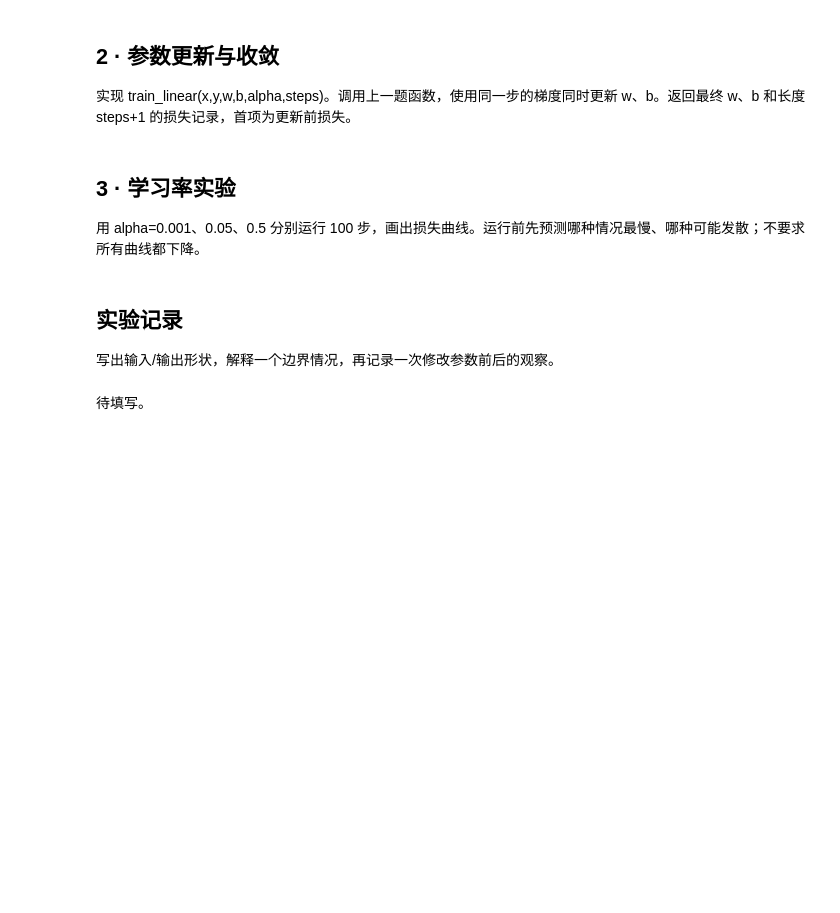
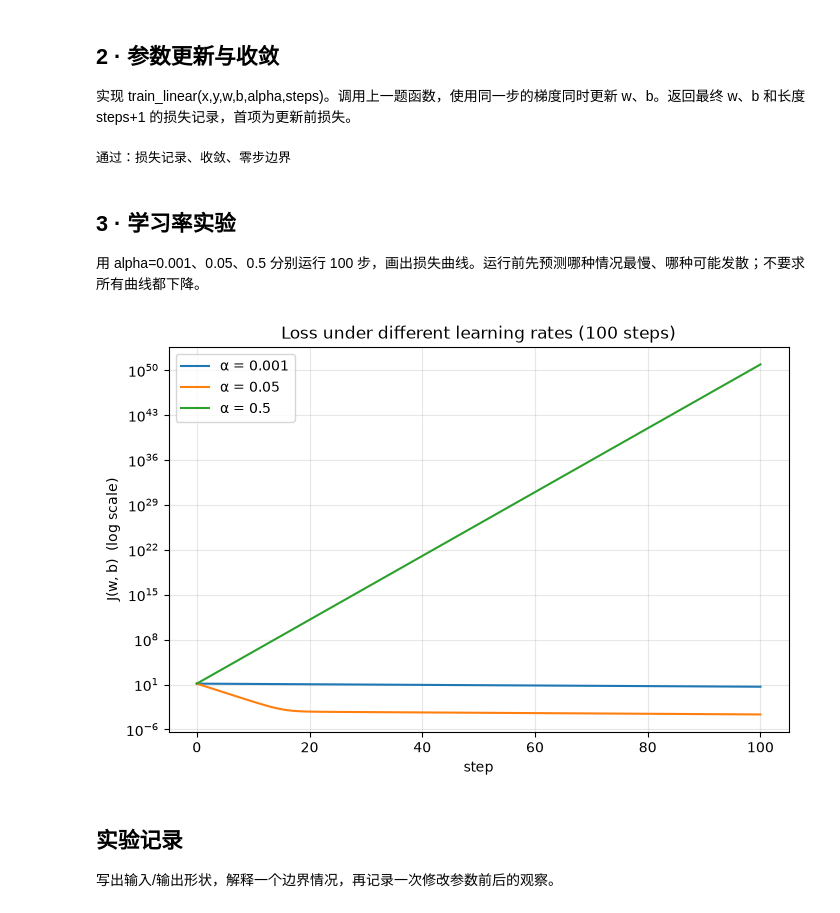
Before and after one commit to bph25/MLCoursera-Practice, a Jupyter notebook: labs/01_gradient_descent.ipynb, the cells around one changed output. Drawn from its saved outputs; the diff is of its cells as text; code cells hidden in the pictures; blank space fills up the shorter version.

```diff
--- a/labs/01_gradient_descent.ipynb
+++ b/labs/01_gradient_descent.ipynb
@@ -14,6 +14,10 @@ rng = np.random.default_rng(42)
 实现 cost_and_gradient(x,y,w,b)，返回 (J,dw,db)，J 使用课程约定的平方误差和除以 2m。支持一维数组。
 # %%
 def cost_and_gradient(x, y, w, b):
+
+    yhat = w*x + b
+    return np.mean((yhat-y)**2)/2, np.mean((yhat-y)*x), np.mean(yhat-y)
+
     raise NotImplementedError("TODO: 代价与梯度")
 # %%
 x = np.array([1., 2., 3.]); y = np.array([3., 5., 7.])
@@ -29,9 +35,18 @@ print("通过：已知值、有限差分梯度检查")
 ## 2 · 参数更新与收敛
 
 实现 train_linear(x,y,w,b,alpha,steps)。调用上一题函数，使用同一步的梯度同时更新 w、b。返回最终 w、b 和长度 steps+1 的损失记录，首项为更新前损失。
-# %%
-def train_linear(x, y, w, b, alpha, steps):
-    raise NotImplementedError("TODO: 梯度下降与损失记录")
+# %%
+def train_linear(x, y, w, b, alpha, steps):
+
+    J, dw, db = cost_and_gradient(x, y, w, b)
+    history = [J]
+    for _ in range(steps):
+        w = w-alpha*dw
+        b = b-alpha*db
+        J, dw, db = cost_and_gradient(x, y, w, b)
+        history.append(J)
+
+    return w, b, history
 # %%
 x = np.array([1., 2., 3.]); y = np.array([3., 5., 7.])
 w, b, history = train_linear(x, y, 0., 0., 0.05, 2000)
@@ -43,6 +58,8 @@ assert np.all(np.diff(history) <= 1e-10)
 w0, b0, h0 = train_linear(x, y, 0.2, 0.3, 0.05, 0)
 np.testing.assert_allclose([w0, b0], [0.2, 0.3]); assert len(h0) == 1
 print("通过：损失记录、收敛、零步边界")
+# %% [output]
+通过：损失记录、收敛、零步边界
 # %% [markdown]
 ## 3 · 学习率实验
 
@@ -53,8 +67,31 @@ raise NotImplementedError("TODO: 学习率实验")
+# %%
+# TODO: 创建至少三组实验并画图；可使用 matplotlib。
+
+import matplotlib.pyplot as plt
+
+x = np.array([1., 2., 3.])
+y = np.array([3., 5., 7.])
+
+alphas = [0.001, 0.05, 0.5]
+plt.figure(figsize=(8, 5))
+for alpha in alphas:
+    w, b, history = train_linear(x, y, 0., 0., alpha, 100)
+    plt.plot(history, label=f"α = {alpha}")
+
+plt.yscale("log")
+plt.xlabel("step")
+plt.ylabel("J(w, b)  (log scale)")
+plt.title("Loss under different learning rates (100 steps)")
+plt.legend()
+plt.grid(True, which="both", alpha=0.3)
+plt.show()
+
+# raise NotImplementedError("TODO: 学习率实验")
+# %% [output]
+[figure, added]
 # %%
 # 此题为开放实验：请在最后的实验记录中解释观察，不能仅粘贴图。
 # %% [markdown]
 ## 实验记录
 
 写出输入/输出形状，解释一个边界情况，再记录一次修改参数前后的观察。
-# %% [markdown]
-待填写。
```
Also changed, not shown: parts of 3 cells of this notebook.
